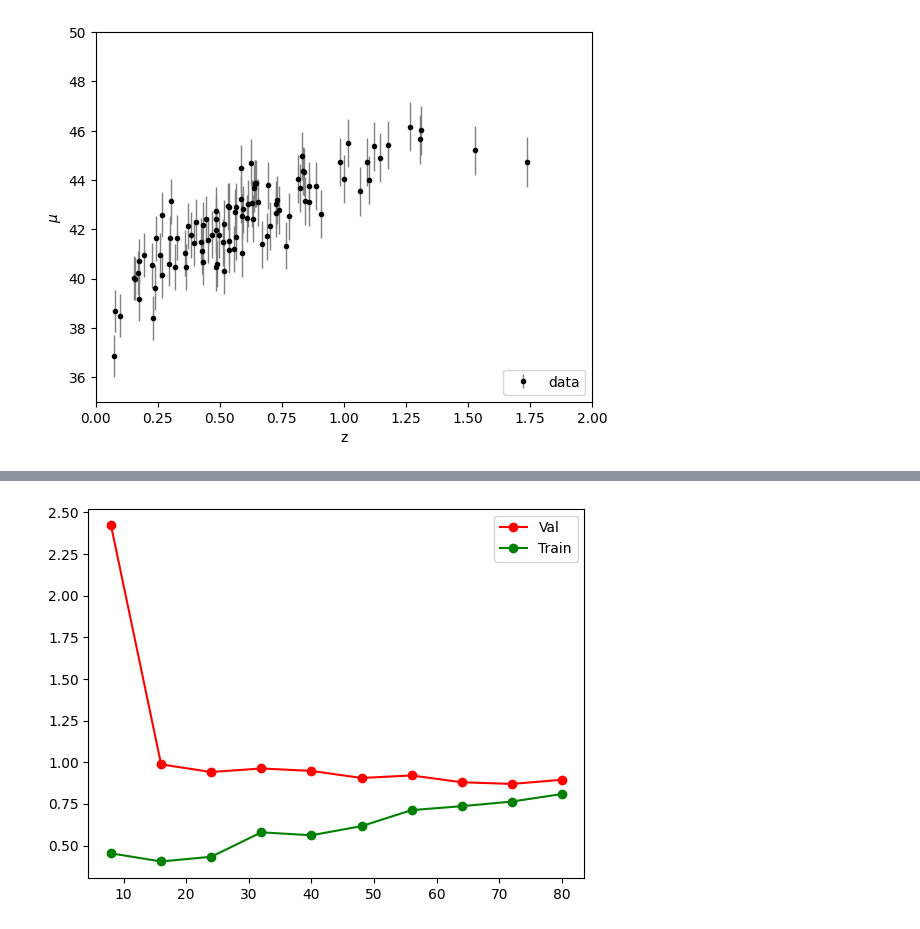
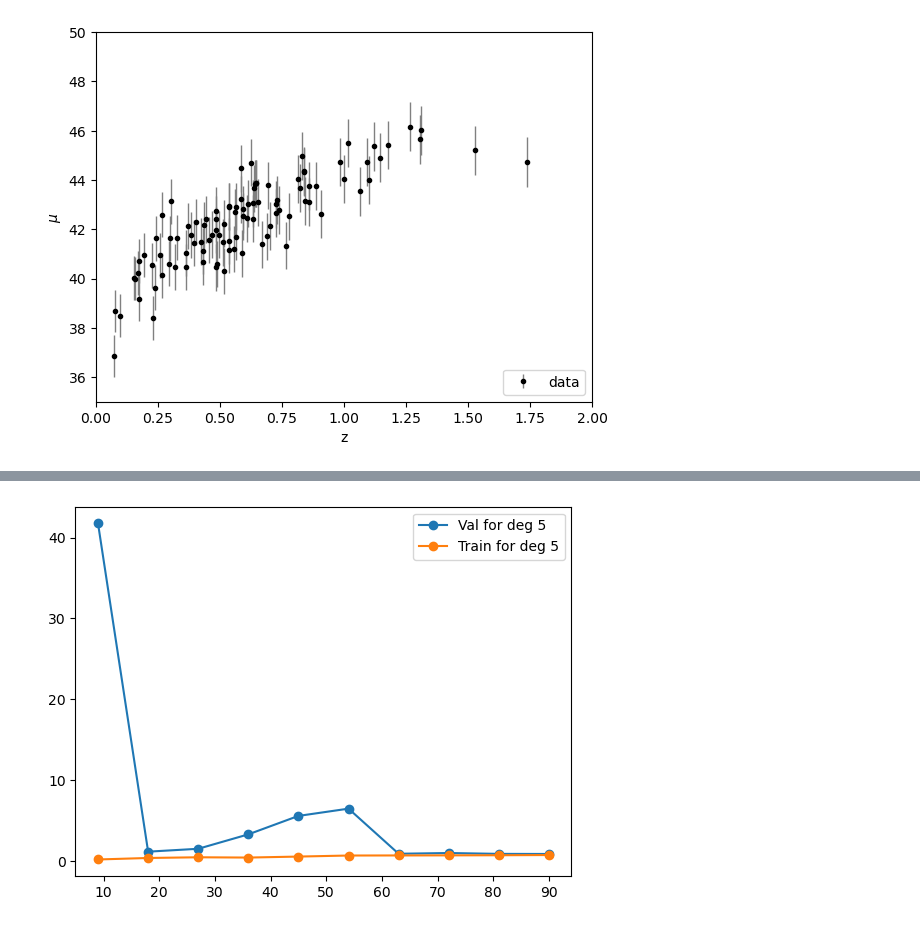
Before and after one commit to om-erika/astrostatistics_bicocca_2024, a Jupyter notebook: working/supernovae_distance.ipynb, the cells around one changed output, grey strips where cells are left out. Saved outputs shown, nothing was run; the diff lists cells and outputs as text; code cells hidden in the pictures.

```diff
--- a/working/supernovae_distance.ipynb
+++ b/working/supernovae_distance.ipynb
@@ -32,5 +48,6 @@ import numpy as np
 # %%
-z_sample, mu_sample, dmu = generate_mu_z(100, random_state=1234)
+n = 100
+z_sample, mu_sample, dmu = generate_mu_z(n, random_state=1234)
 
 plt.errorbar(z_sample, mu_sample, dmu, fmt='.k', ecolor='gray', lw=1,label='data')
 plt.xlabel("z")
@@ -64,0 +88,14 @@ plt.legend()
+# %%
+scaler = StandardScaler()
+z_test = scaler.fit_transform(z_sample[:, None])
+z_lin = np.linspace(min(z_test), max(z_test), 100)
+bandwidth = [0.1, 0.2, 0.3, 0.4, 0.5, 0.7, 0.9]
+for h in bandwidth:
+    model = NadarayaWatson(kernel='gaussian', h=h)
+    model.fit(z_test,mu_sample)
+    plt.plot(z_lin, model.predict(z_lin), label = 'bandwidth = '+str(h))
+
+plt.errorbar(z_test, mu_sample, dmu, fmt='.k', ecolor='gray', lw=1,label='data')
+plt.xlabel("z")
+plt.ylabel("$\mu$")
+plt.legend(loc='lower right');
@@ -65,8 +104,8 @@ plt.legend()
 # %%
 scaler = StandardScaler()
 z_test = scaler.fit_transform(z_sample[:, None])
-z_lin = np.linspace(min(z_test), max(z_test), 100)
-degree = [2,4,6,8]
+z_lin = np.linspace(min(z_test), max(z_test), n)
+degree = [2,4,6,8,10]
 for deg in degree:
     model = PolynomialRegression(deg) # fit degth degree polynomial
     model.fit(z_test, mu_sample)
@@ -81,0 +121,15 @@ Intuition: best fit is 2 degree polynomial
+# %%
+degrange = np.arange(1,10)
+K = 10
+grid = GridSearchCV(PolynomialRegression(), {'degree': degrange}, scoring = 'neg_root_mean_squared_error', cv= K)
+grid.fit(z_test, mu_sample)
+h_opt = grid.best_params_['degree']
+print('Optimal parameter with K-fold (K = 10): ', h_opt)
+
+model = PolynomialRegression(h_opt) # fit degth degree polynomial
+model.fit(z_test, mu_sample)
+plt.plot(z_lin, model.predict(z_lin), label = 'Fit with K-fold')
+plt.errorbar(z_test, mu_sample, dmu, fmt='.k', ecolor='gray', lw=1,label='data')
+plt.xlabel("z")
+plt.ylabel("$\mu$")
+plt.legend(loc='lower right');
@@ -82,17 +139,17 @@ Intuition: best fit is 2 degree polynomial
 # %%
 scaler = StandardScaler()
 z_test = scaler.fit_transform(z_sample[:, None])
-degree = [2]
+degree = [5]
 x = 0
 for deg in degree:
     model = PolynomialRegression(deg) # fit degth degree polynomial
     model.fit(z_test, mu_sample)
     train_sizes, train_scores_mod, test_scores_mod = \
     learning_curve(model, z_test, mu_sample, train_sizes=np.linspace(0.1, 1, 10), \
-                   scoring="neg_mean_squared_error", cv=5)
-    plt.plot(train_sizes, -test_scores_mod.mean(1), 'o-', color="r", label="Val")
-    plt.plot(train_sizes, -train_scores_mod.mean(1), 'o-', color="g", label="Train")
+                   scoring="neg_mean_squared_error", cv=K)
+    plt.plot(train_sizes[x:], -test_scores_mod.mean(1)[x:], 'o-', label="Val for deg "+str(deg))
+    plt.plot(train_sizes[x:], -train_scores_mod.mean(1)[x:], 'o-', label="Train for deg "+str(deg))
 plt.legend()
 plt.show()
 # %% [output]
-[figure, old version]
+[figure, new version]
```
Also changed, not shown: parts of 14 cells of this notebook.
